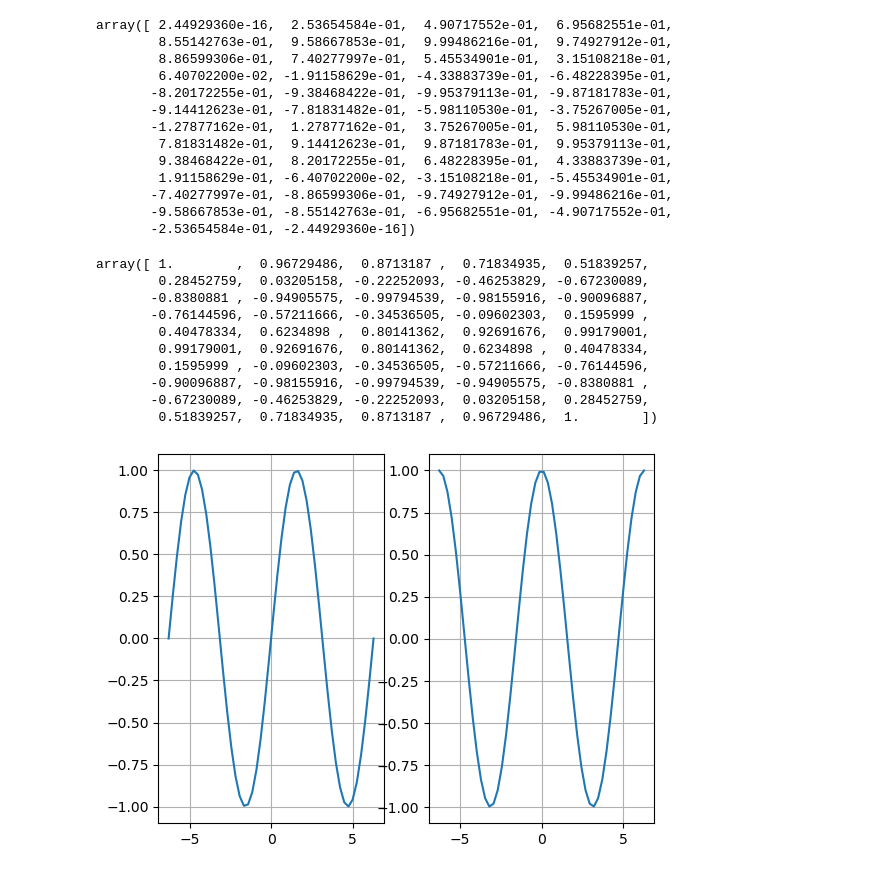
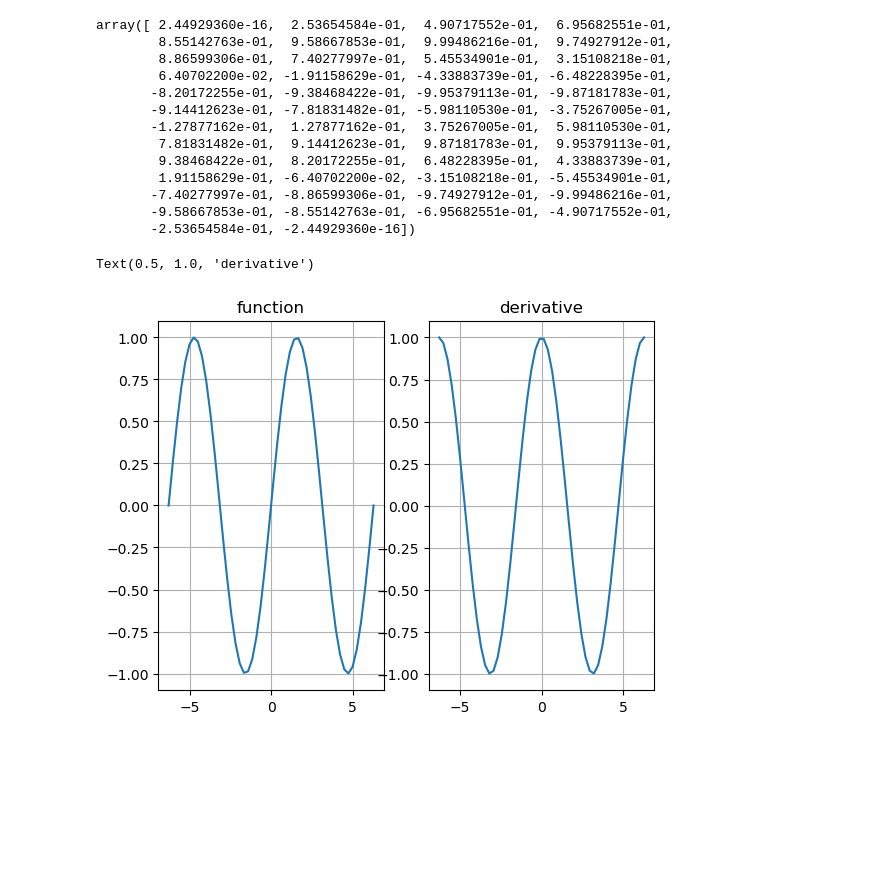
Before and after one commit to jjpp109309/autodiff, a Jupyter notebook: notebooks/tensors.ipynb, the cells around one changed output. Cells and saved outputs as stored; diff of their text form; code cells hidden in the pictures; blank space fills up the shorter version.

```diff
--- a/notebooks/tensors.ipynb
+++ b/notebooks/tensors.ipynb
@@ -96,25 +101,16 @@ array([ 2.44929360e-16,  2.53654584e-01,  4.90717552e-01,  6.95682551e-01,
        -7.40277997e-01, -8.86599306e-01, -9.74927912e-01, -9.99486216e-01,
        -9.58667853e-01, -8.55142763e-01, -6.95682551e-01, -4.90717552e-01,
        -2.53654584e-01, -2.44929360e-16])
-# %%
-x1.gradient
-# %% [output]
-array([ 1.        ,  0.96729486,  0.8713187 ,  0.71834935,  0.51839257,
-        0.28452759,  0.03205158, -0.22252093, -0.46253829, -0.67230089,
-       -0.8380881 , -0.94905575, -0.99794539, -0.98155916, -0.90096887,
-       -0.76144596, -0.57211666, -0.34536505, -0.09602303,  0.1595999 ,
-        0.40478334,  0.6234898 ,  0.80141362,  0.92691676,  0.99179001,
-        0.99179001,  0.92691676,  0.80141362,  0.6234898 ,  0.40478334,
-        0.1595999 , -0.09602303, -0.34536505, -0.57211666, -0.76144596,
-       -0.90096887, -0.98155916, -0.99794539, -0.94905575, -0.8380881 ,
-       -0.67230089, -0.46253829, -0.22252093,  0.03205158,  0.28452759,
-        0.51839257,  0.71834935,  0.8713187 ,  0.96729486,  1.        ])
 # %%
 fig, (ax1, ax2) = plt.subplots(ncols=2)
 ax1.plot(x1.value, y.value)
 ax2.plot(x1.value, x1.gradient)
 
 ax1.grid()
 ax2.grid()
+
+ax1.set_title('function')
+ax2.set_title('derivative')
 # %% [output]
+Text(0.5, 1.0, 'derivative')
-[figure, old version]
+[figure, new version]
```
Also changed, not shown: parts of 4 cells of this notebook.
